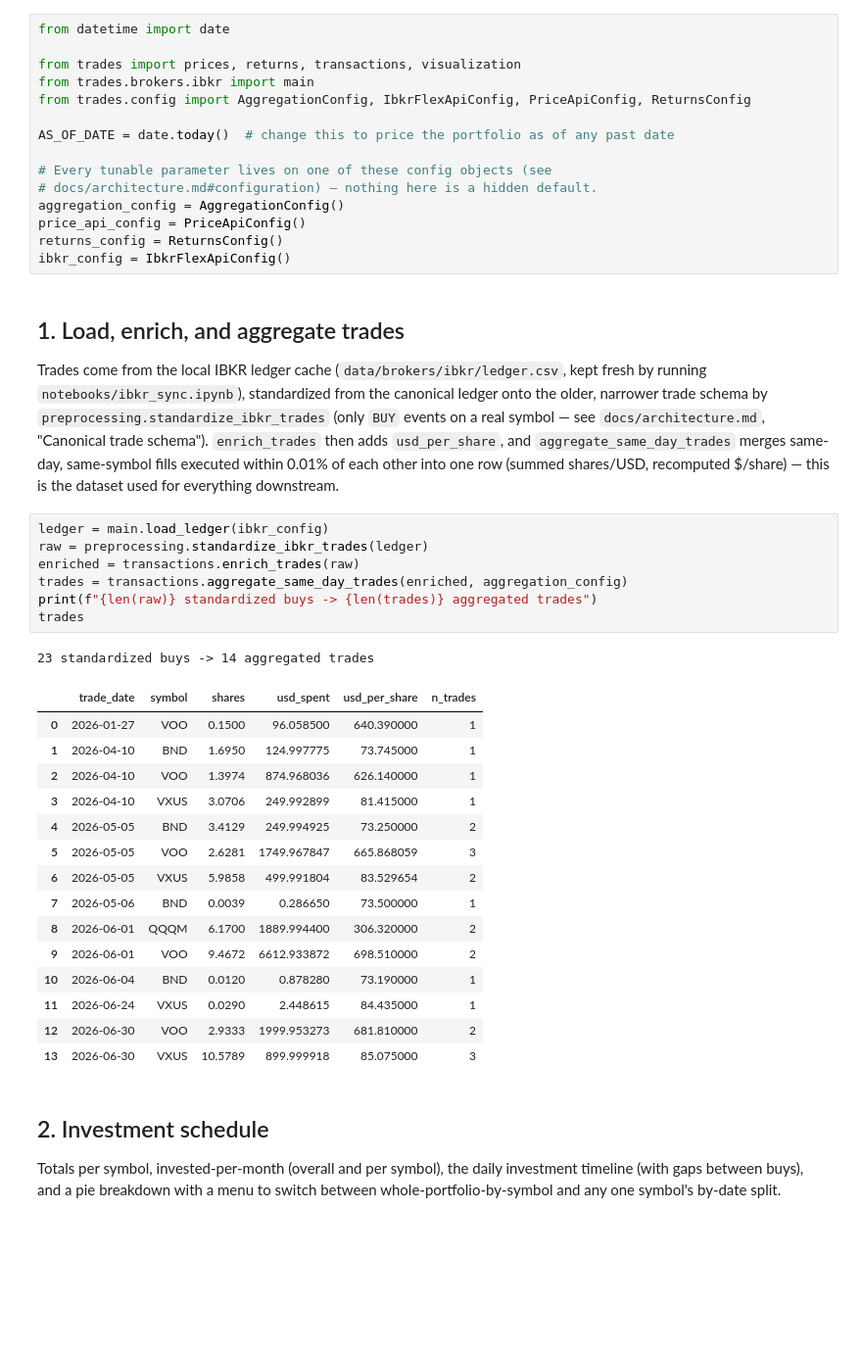
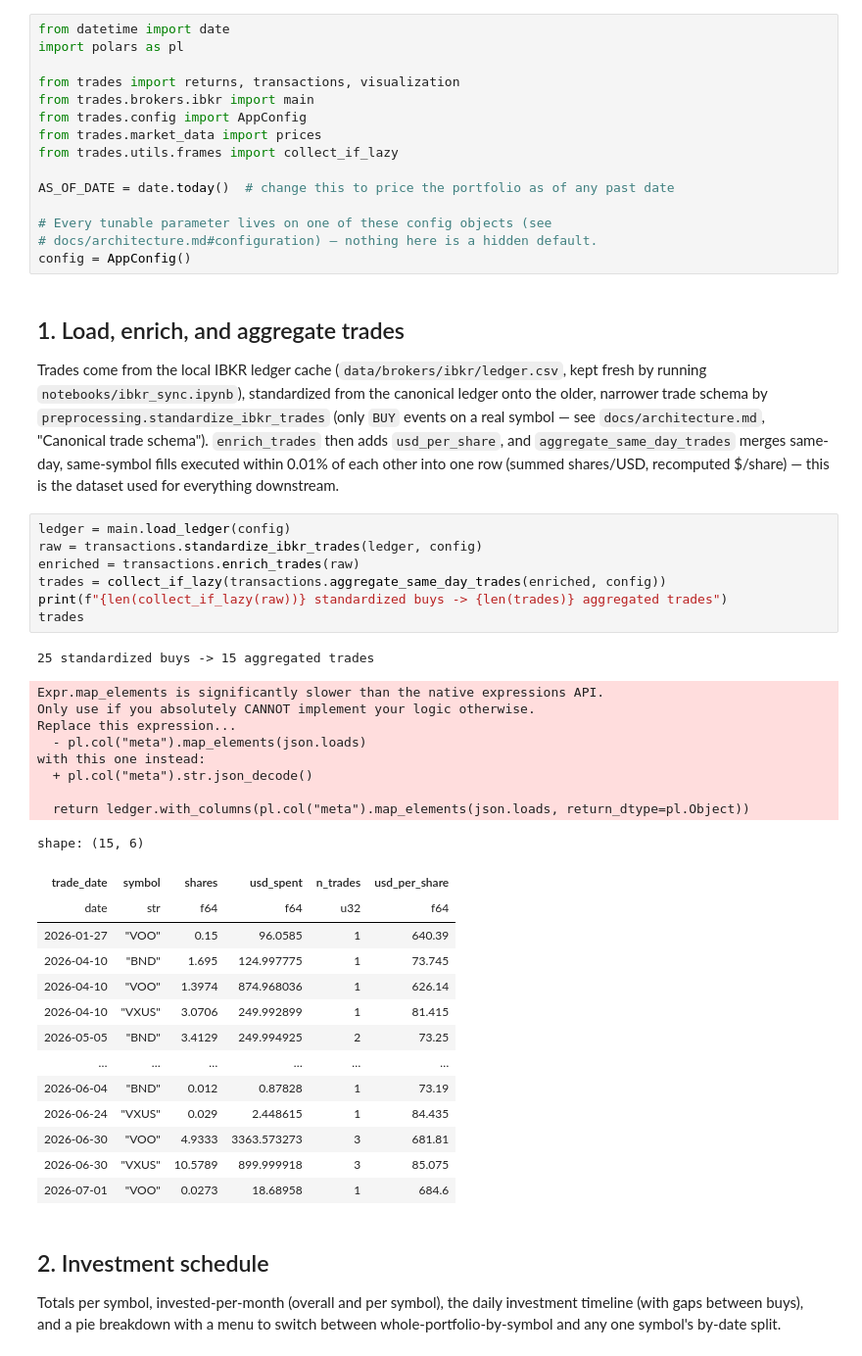
Before and after one commit to gduguey/FinanceDashboard, a Jupyter notebook: notebooks/portfolio.ipynb, the cells around one changed output. Shown at 98% size. Saved outputs shown, nothing was run; the diff lists cells and outputs as text; blank space fills up the shorter version.

```diff
--- a/notebooks/portfolio.ipynb
+++ b/notebooks/portfolio.ipynb
@@ -4,47 +4,54 @@
 This notebook only orchestrates: it calls `transactions` (trade logic), `prices` (Yahoo Finance fetch + cache), `returns` (CAGR / HYSA benchmark math), and `visualization` (all charts). No logic lives in this notebook itself — see `docs/architecture.md` for the module map.
 # %%
 from datetime import date
+import polars as pl
 
-from trades import prices, returns, transactions, visualization
+from trades import returns, transactions, visualization
 from trades.brokers.ibkr import main
-from trades.config import AggregationConfig, IbkrFlexApiConfig, PriceApiConfig, ReturnsConfig
+from trades.config import AppConfig
+from trades.market_data import prices
+from trades.utils.frames import collect_if_lazy
 
 AS_OF_DATE = date.today()  # change this to price the portfolio as of any past date
 
 # Every tunable parameter lives on one of these config objects (see
 # docs/architecture.md#configuration) — nothing here is a hidden default.
-aggregation_config = AggregationConfig()
-price_api_config = PriceApiConfig()
-returns_config = ReturnsConfig()
-ibkr_config = IbkrFlexApiConfig()
+config = AppConfig()
 # %% [markdown]
 ## 1. Load, enrich, and aggregate trades
 
 Trades come from the local IBKR ledger cache (`data/brokers/ibkr/ledger.csv`, kept fresh by running `notebooks/ibkr_sync.ipynb`), standardized from the canonical ledger onto the older, narrower trade schema by `preprocessing.standardize_ibkr_trades` (only `BUY` events on a real symbol — see `docs/architecture.md`, "Canonical trade schema"). `enrich_trades` then adds `usd_per_share`, and `aggregate_same_day_trades` merges same-day, same-symbol fills executed within 0.01% of each other into one row (summed shares/USD, recomputed $/share) — this is the dataset used for everything downstream.
 # %%
-ledger = main.load_ledger(ibkr_config)
-raw = preprocessing.standardize_ibkr_trades(ledger)
+ledger = main.load_ledger(config)
+raw = transactions.standardize_ibkr_trades(ledger, config)
 enriched = transactions.enrich_trades(raw)
-trades = transactions.aggregate_same_day_trades(enriched, aggregation_config)
-print(f"{len(raw)} standardized buys -> {len(trades)} aggregated trades")
+trades = collect_if_lazy(transactions.aggregate_same_day_trades(enriched, config))
+print(f"{len(collect_if_lazy(raw))} standardized buys -> {len(trades)} aggregated trades")
 trades
 # %% [output]
-23 standardized buys -> 14 aggregated trades
+25 standardized buys -> 15 aggregated trades
+Expr.map_elements is significantly slower than the native expressions API.
+Only use if you absolutely CANNOT implement your logic otherwise.
+Replace this expression...
+  - pl.col("meta").map_elements(json.loads)
+with this one instead:
+  + pl.col("meta").str.json_decode()
+
+  return ledger.with_columns(pl.col("meta").map_elements(json.loads, return_dtype=pl.Object))
+shape: (15, 6)
-|  | trade_date | symbol | shares | usd_spent | usd_per_share | n_trades |
-| 0 | 2026-01-27 | VOO | 0.1500 | 96.058500 | 640.390000 | 1 |
-| 1 | 2026-04-10 | BND | 1.6950 | 124.997775 | 73.745000 | 1 |
-| 2 | 2026-04-10 | VOO | 1.3974 | 874.968036 | 626.140000 | 1 |
-| 3 | 2026-04-10 | VXUS | 3.0706 | 249.992899 | 81.415000 | 1 |
-| 4 | 2026-05-05 | BND | 3.4129 | 249.994925 | 73.250000 | 2 |
-| 5 | 2026-05-05 | VOO | 2.6281 | 1749.967847 | 665.868059 | 3 |
-| 6 | 2026-05-05 | VXUS | 5.9858 | 499.991804 | 83.529654 | 2 |
-| 7 | 2026-05-06 | BND | 0.0039 | 0.286650 | 73.500000 | 1 |
-| 8 | 2026-06-01 | QQQM | 6.1700 | 1889.994400 | 306.320000 | 2 |
-| 9 | 2026-06-01 | VOO | 9.4672 | 6612.933872 | 698.510000 | 2 |
-| 10 | 2026-06-04 | BND | 0.0120 | 0.878280 | 73.190000 | 1 |
-| 11 | 2026-06-24 | VXUS | 0.0290 | 2.448615 | 84.435000 | 1 |
-| 12 | 2026-06-30 | VOO | 2.9333 | 1999.953273 | 681.810000 | 2 |
-| 13 | 2026-06-30 | VXUS | 10.5789 | 899.999918 | 85.075000 | 3 |
+| trade_date | symbol | shares | usd_spent | n_trades | usd_per_share |
+| date | str | f64 | f64 | u32 | f64 |
+| 2026-01-27 | "VOO" | 0.15 | 96.0585 | 1 | 640.39 |
+| 2026-04-10 | "BND" | 1.695 | 124.997775 | 1 | 73.745 |
+| 2026-04-10 | "VOO" | 1.3974 | 874.968036 | 1 | 626.14 |
+| 2026-04-10 | "VXUS" | 3.0706 | 249.992899 | 1 | 81.415 |
+| 2026-05-05 | "BND" | 3.4129 | 249.994925 | 2 | 73.25 |
+| … | … | … | … | … | … |
+| 2026-06-04 | "BND" | 0.012 | 0.87828 | 1 | 73.19 |
+| 2026-06-24 | "VXUS" | 0.029 | 2.448615 | 1 | 84.435 |
+| 2026-06-30 | "VOO" | 4.9333 | 3363.573273 | 3 | 681.81 |
+| 2026-06-30 | "VXUS" | 10.5789 | 899.999918 | 3 | 85.075 |
+| 2026-07-01 | "VOO" | 0.0273 | 18.68958 | 1 | 684.6 |
 # %% [markdown]
 ## 2. Investment schedule
 
```
Also changed, not shown: parts of 6 cells of this notebook, 18 other files.
